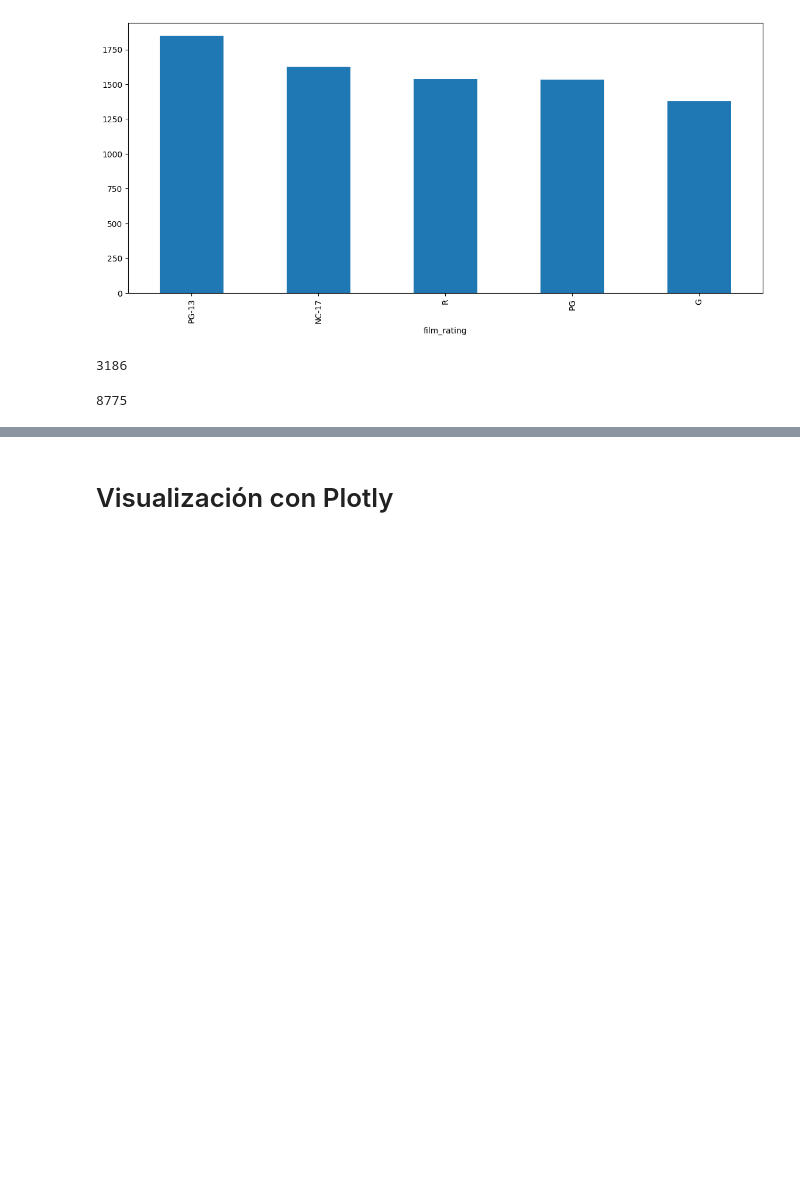
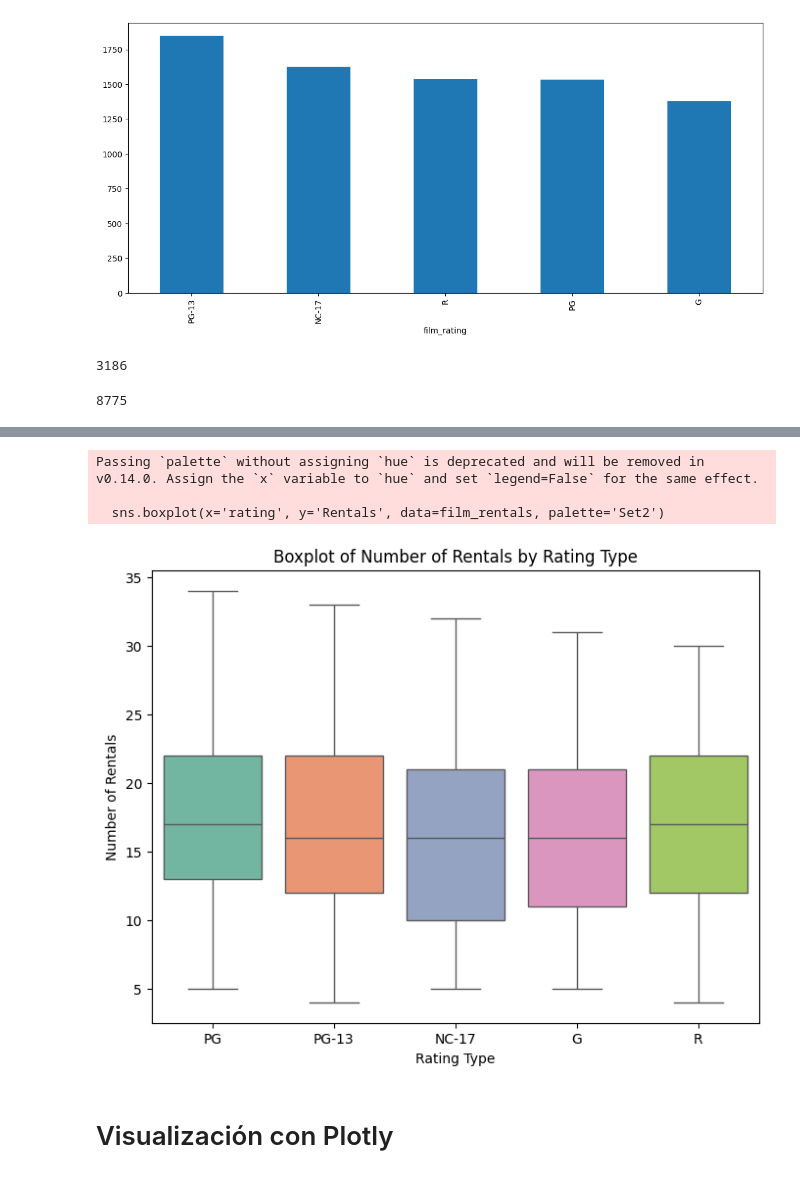
Before and after one commit to antoniosql/Intro-Python, a Jupyter notebook: Notebooks/03_02 Visualizacion.ipynb, the cells around one changed output, grey strips where cells are left out. Drawn from its saved outputs; the diff is of its cells as text; code cells hidden in the pictures; blank space fills up the shorter version.

```diff
--- a/Notebooks/03_02 Visualizacion.ipynb
+++ b/Notebooks/03_02 Visualizacion.ipynb
@@ -211,0 +214,34 @@ df.loc[(df['store_id'] == 2) | (df['film_replacement_cost'] < 10.99)].shape[0]
+# %%
+import os
+from dotenv import load_dotenv
+
+load_dotenv() #lee las variables de entorno del archivo .env
+
+servidor = os.getenv("SERVIDOR_MYSQL")
+usuario = os.getenv("USUARIO_MYSQL")
+password = os.getenv("PASSWORD_MYSQL")
+
+consulta_select = """
+    SELECT f.title, COUNT(f.title) as 'Rentals', f.description, f.release_year, f.rating
+    FROM sakila.film f
+    INNER JOIN sakila.inventory i ON f.film_id = i.film_id
+    INNER JOIN sakila.rental r ON i.inventory_id = r.inventory_id
+    GROUP by title, description, release_year, rating
+    ORDER BY rentals desc;
+"""
+
+import mysql.connector
+try:
+    db = mysql.connector.connect(user=usuario, password=password,
+                              host=servidor, database='sakila') # Definimos la cadena de conexión de la base de datos e intentamos conectar
+except mysql.connector.Error as err:
+    print("Error conectando a la base de datos " + err)
+# %%
+import matplotlib.pyplot as plt
+import seaborn as sns
+import pandas as pd
+
+#Display the most frequently rented movies in descending order.
+
+film_rentals = pd.read_sql(consulta_select, db)
+film_rentals.head()
@@ -212,2 +255,16 @@ df.loc[(df['store_id'] == 2) | (df['film_replacement_cost'] < 10.99)].shape[0]
+# %%
+plt.figure(figsize=(8, 6))
+sns.boxplot(x='rating', y='Rentals', data=film_rentals, palette='Set2')
+
+plt.xlabel('Rating Type')
+plt.ylabel('Number of Rentals')
+plt.title('Boxplot of Number of Rentals by Rating Type')
+
+plt.show()
+# %% [output]
+Passing `palette` without assigning `hue` is deprecated and will be removed in v0.14.0. Assign the `x` variable to `hue` and set `legend=False` for the same effect.
+
+  sns.boxplot(x='rating', y='Rentals', data=film_rentals, palette='Set2')
+[figure, added]
 # %% [markdown]
 # Visualización con Plotly
```
Also changed, not shown: parts of 4 cells of this notebook.
